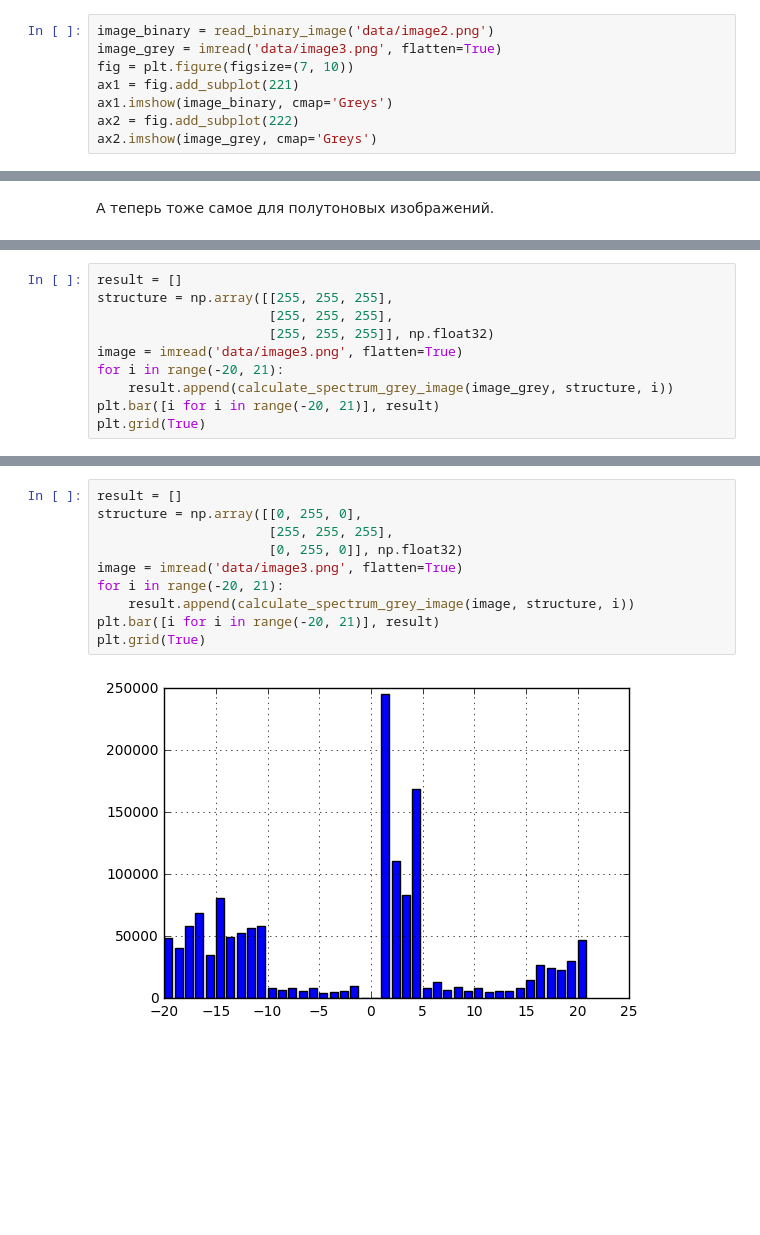
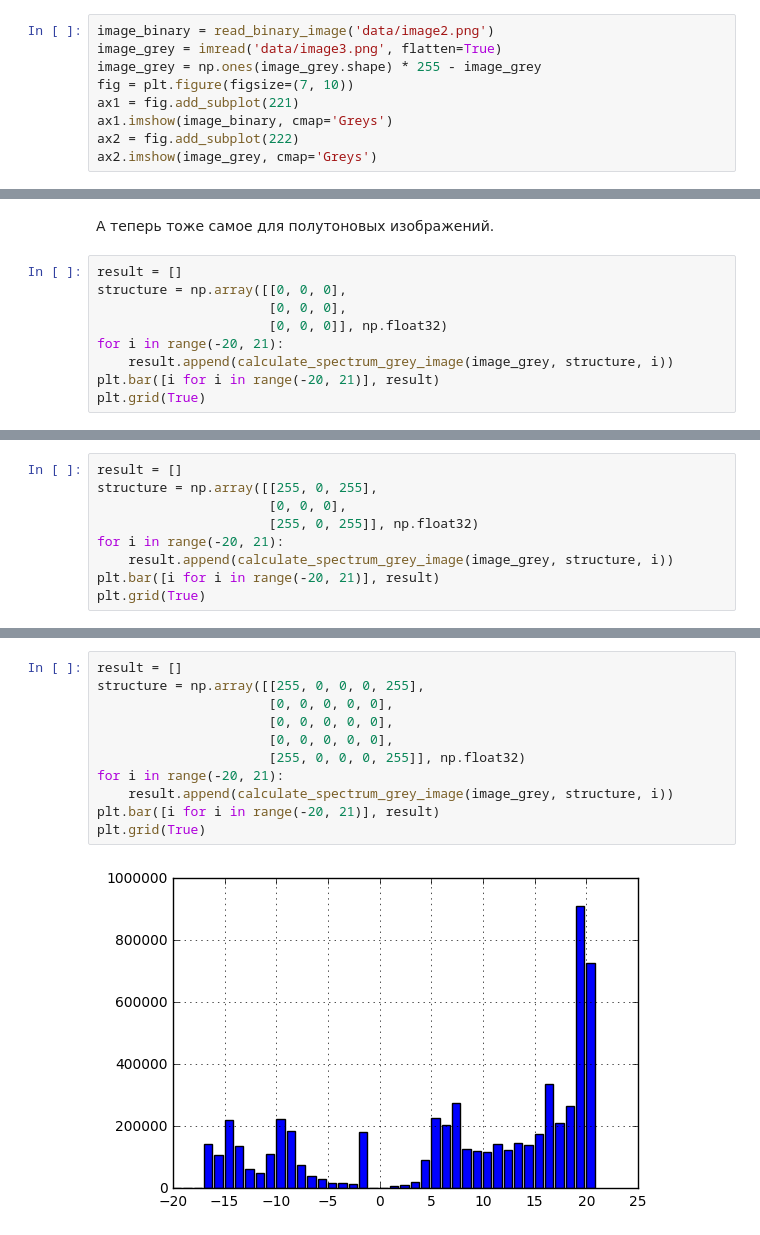
Before and after one commit to YRustt/B16-17-DIPA, a Jupyter notebook: lab4.ipynb, the cells around one changed output, grey strips where cells are left out. Drawn from its saved outputs; the diff is of its cells as text; blank space fills up the shorter version.

```diff
--- a/lab4.ipynb
+++ b/lab4.ipynb
@@ -9,6 +9,7 @@ from functions import *
 # %%
 image_binary = read_binary_image('data/image2.png')
 image_grey = imread('data/image3.png', flatten=True)
+image_grey = np.ones(image_grey.shape) * 255 - image_grey
 fig = plt.figure(figsize=(7, 10))
 ax1 = fig.add_subplot(221)
 ax1.imshow(image_binary, cmap='Greys')
@@ -56,3 +57,12 @@ plt.grid(True)
 [figure]
 # %% [markdown]
 А теперь тоже самое для полутоновых изображений.
+# %%
+result = []
+structure = np.array([[0, 0, 0],
+                      [0, 0, 0],
+                      [0, 0, 0]], np.float32)
+for i in range(-20, 21):
+    result.append(calculate_spectrum_grey_image(image_grey, structure, i))
+plt.bar([i for i in range(-20, 21)], result)
+plt.grid(True)
@@ -59,9 +71,8 @@ plt.grid(True)
 # %%
 result = []
-structure = np.array([[255, 255, 255],
-                      [255, 255, 255],
-                      [255, 255, 255]], np.float32)
-image = imread('data/image3.png', flatten=True)
+structure = np.array([[255, 0, 255],
+                      [0, 0, 0],
+                      [255, 0, 255]], np.float32)
 for i in range(-20, 21):
     result.append(calculate_spectrum_grey_image(image_grey, structure, i))
 plt.bar([i for i in range(-20, 21)], result)
@@ -71,12 +82,13 @@ plt.grid(True)
 # %%
 result = []
-structure = np.array([[0, 255, 0],
-                      [255, 255, 255],
-                      [0, 255, 0]], np.float32)
-image = imread('data/image3.png', flatten=True)
+structure = np.array([[255, 0, 0, 0, 255],
+                      [0, 0, 0, 0, 0],
+                      [0, 0, 0, 0, 0],
+                      [0, 0, 0, 0, 0],
+                      [255, 0, 0, 0, 255]], np.float32)
 for i in range(-20, 21):
-    result.append(calculate_spectrum_grey_image(image, structure, i))
+    result.append(calculate_spectrum_grey_image(image_grey, structure, i))
 plt.bar([i for i in range(-20, 21)], result)
 plt.grid(True)
 # %% [output]
-[figure, old version]
+[figure, new version]
```
Also changed, not shown: parts of 4 cells of this notebook.
